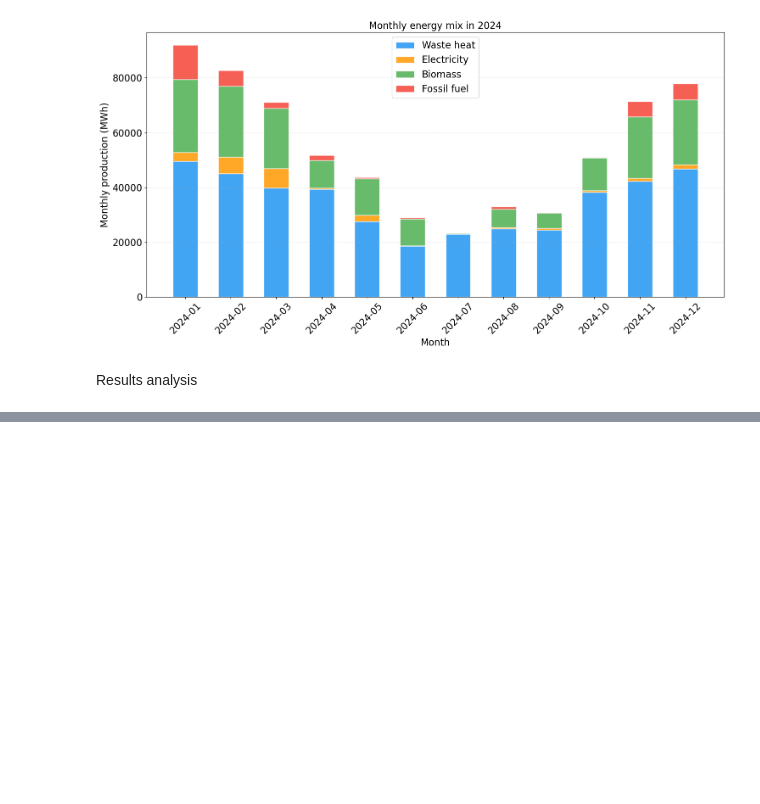
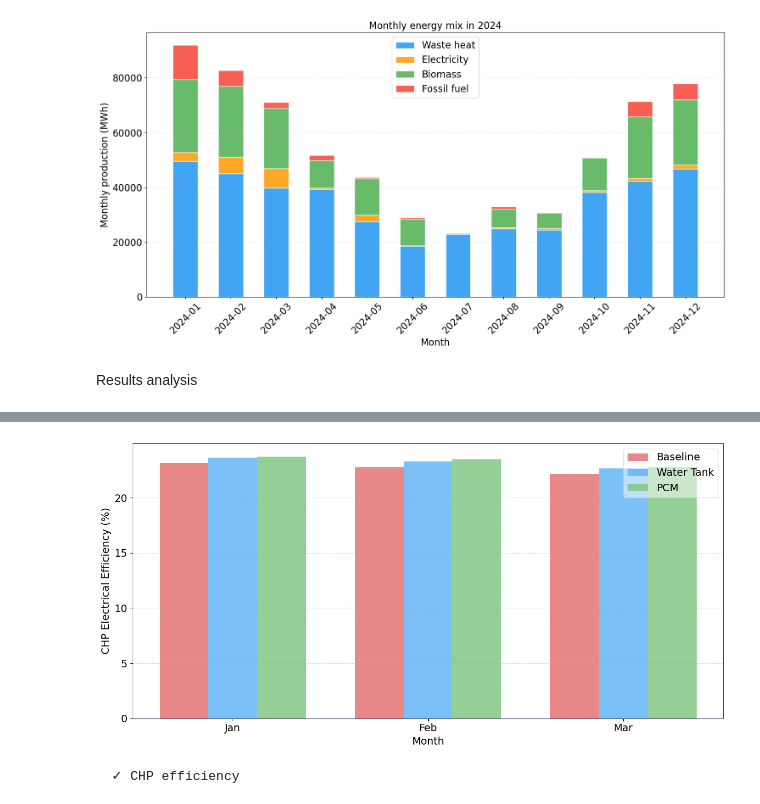
Before and after one commit to KrisCHEN8/EIA_2026, a Jupyter notebook: plot.ipynb, the cells around one changed output, grey strips where cells are left out. Saved outputs shown, nothing was run; the diff lists cells and outputs as text; code cells hidden in the pictures; blank space fills up the shorter version.

```diff
--- a/plot.ipynb
+++ b/plot.ipynb
@@ -276,0 +234,48 @@ In standby, `T_target_HEX = T_SEC_SUPPLY = 55 °C` (line 235). So the substation
+# %%
+def plot_chp_efficiency(scenarios: dict):
+    """Monthly average CHP electrical efficiency comparison."""
+    fig, ax = plt.subplots(figsize=(12, 6))
+    # Light/white background matches the return temperature plot style
+
+    month_labels = ["Jan", "Feb", "Mar"]
+    width = 0.25
+    x = np.arange(1, 4)
+
+    for i, (name, df) in enumerate(scenarios.items()):
+        df_copy = df.copy()
+        df_copy["month"] = df_copy["date"].dt.month
+        monthly_eta = df_copy.groupby("month")["eta_el_chp"].mean()
+        vals = [monthly_eta.get(m, 0) * 100 for m in x]  # Convert to %
+
+        # Position adjustment handles 3 scenarios centered around the tick
+        ax.bar(x + (i - 1) * width, vals, width=width,
+               color=SCENARIO_COLORS.get(name),
+               label=SCENARIO_SHORT.get(name, name),
+               alpha=0.85, linewidth=0.3)  # Matches alpha=0.5 and linewidth=0.3
+
+    ax.set_xlabel("Month", fontsize=14)
+    ax.set_ylabel("CHP Electrical Efficiency (%)", fontsize=14)
+    # Title removed to match your paper's distribution plot configuration
+
+    ax.set_xticks(x)
+    ax.set_xticklabels(month_labels)
+    ax.legend(fontsize=14, framealpha=0.5)
+    plt.yticks(fontsize=14)
+    plt.xticks(fontsize=14)
+
+    for spine in ax.spines.values():
+        spine.set_color("#444466")
+
+    ax.grid(True, axis="y", linestyle='--', alpha=0.5)
+
+    plt.tight_layout()
+    # Updated to save with a clean background and use standard string paths
+    plt.savefig("./figs/chp_efficiency_monthly.png", dpi=300)
+    plt.show()
+    plt.close(fig)
+    print("  ✓ CHP efficiency")
+
+plot_chp_efficiency(scenarios)
+# %% [output]
+[figure, added]
+  ✓ CHP efficiency
```
Also changed, not shown: parts of 5 cells of this notebook, 15 other files.
